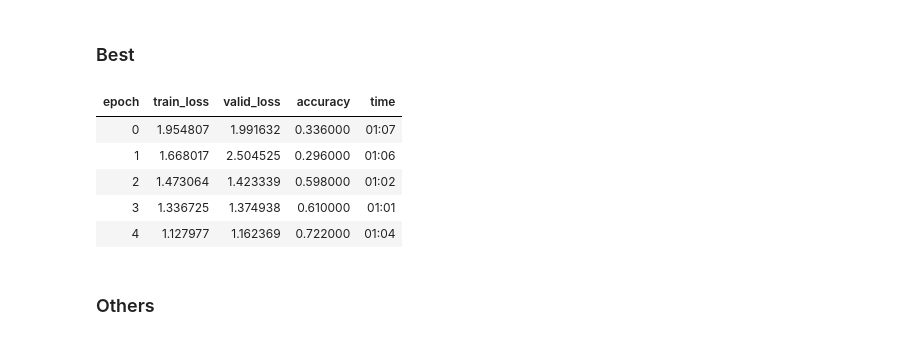
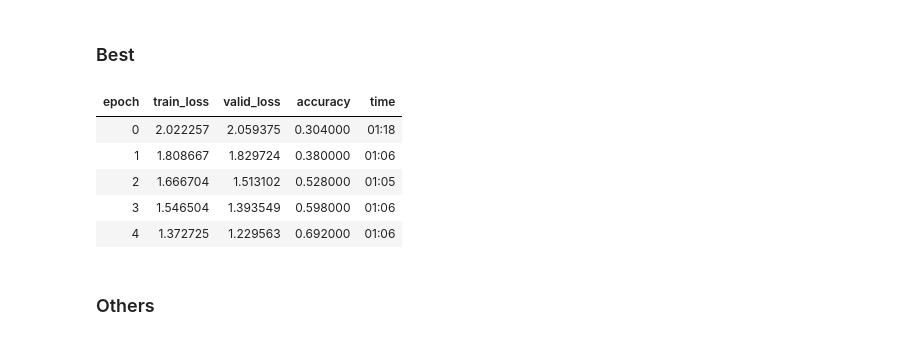
Before and after one commit to lgvaz/projects, a Jupyter notebook: vision/imagenette/imagewoof.ipynb, the cells around one changed output. Saved outputs shown, nothing was run; the diff lists cells and outputs as text; code cells hidden in the pictures.

```diff
--- a/vision/imagenette/imagewoof.ipynb
+++ b/vision/imagenette/imagewoof.ipynb
@@ -28,8 +28,8 @@ dblock = DataBlock(blocks=(ImageBlock, CategoryBlock),
 # %%
 dbunch = dblock.databunch(path,
                           bs=64,
-#                           item_tfms=[FlipItem(), RandomResizedCrop(128)],
-                          item_tfms=[FlipItem(), Resize(128)],
+                          item_tfms=[FlipItem(), RandomResizedCrop(128)],
+#                           item_tfms=[FlipItem(), Resize(128)],
                           batch_tfms=[Normalize(*imagenet_stats)])
 # %%
 class ResBlock(nn.Module):
@@ -97,13 +128,16 @@ learn = Learner(dbunch, m, LabelSmoothingCrossEntropy(), metrics=[accuracy], opt
+# %%
+# act stem+filter size+sa +rrc, 0.69, 0.69, 0.692
+learn.fit_flat_cos(5, 4e-3, pct_start=.72)
+# %% [output]
+| epoch | train_loss | valid_loss | accuracy | time |
+| 0 | 2.022257 | 2.059375 | 0.304000 | 01:18 |
+| 1 | 1.808667 | 1.829724 | 0.380000 | 01:06 |
+| 2 | 1.666704 | 1.513102 | 0.528000 | 01:05 |
+| 3 | 1.546504 | 1.393549 | 0.598000 | 01:06 |
+| 4 | 1.372725 | 1.229563 | 0.692000 | 01:06 |
 # %%
 # act stem+filter size+sa, 0.7, 0.7, 0.696, 0.68, 0.7, 0.72
 learn.fit_flat_cos(5, 4e-3, pct_start=.72)
-# %% [output]
-| epoch | train_loss | valid_loss | accuracy | time |
-| 0 | 1.954807 | 1.991632 | 0.336000 | 01:07 |
-| 1 | 1.668017 | 2.504525 | 0.296000 | 01:06 |
-| 2 | 1.473064 | 1.423339 | 0.598000 | 01:02 |
-| 3 | 1.336725 | 1.374938 | 0.610000 | 01:01 |
-| 4 | 1.127977 | 1.162369 | 0.722000 | 01:04 |
 # %% [markdown]
 ### Others
 # %%
```
Also changed, not shown: parts of 4 cells of this notebook.
